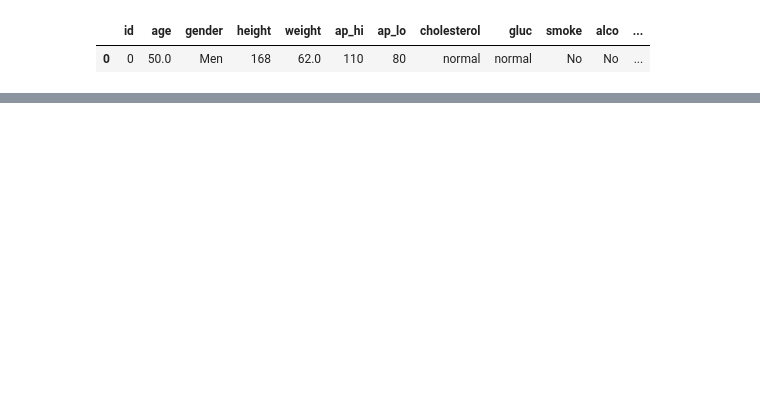
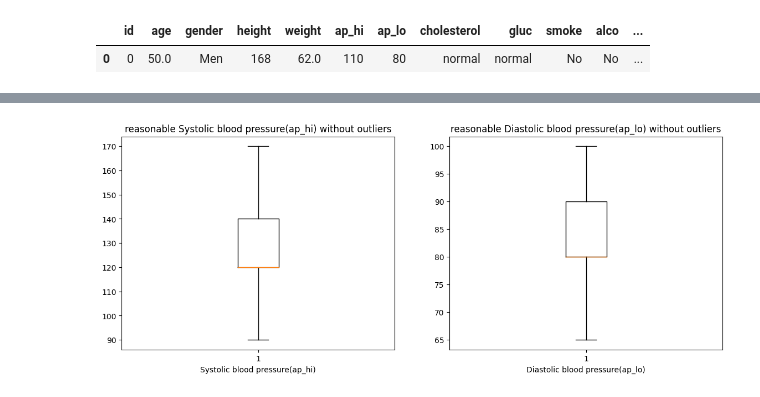
Before and after one commit to VineelaNedunuri/Machine-Learning-vineela-nedunuri, a Jupyter notebook: Labb/Disease _prediction.ipynb, the cells around one changed output, grey strips where cells are left out. Cells and saved outputs as stored; diff of their text form; code cells hidden in the pictures; blank space fills up the shorter version.

```diff
--- a/Labb/Disease _prediction.ipynb
+++ b/Labb/Disease _prediction.ipynb
@@ -451,0 +461,14 @@ df_cleaned.head()
+# %%
+fig, ax = plt.subplots(1, 2, figsize=(14, 5))
+
+ax[0].boxplot(df_cleaned_SBP['ap_hi'])
+ax[0].set_title('reasonable Systolic blood pressure(ap_hi) without outliers')
+ax[0].set_xlabel('Systolic blood pressure(ap_hi)')
+
+ax[1].boxplot(df_cleaned_DBP['ap_lo'])
+ax[1].set_title('reasonable Diastolic blood pressure(ap_lo) without outliers')
+ax[1].set_xlabel('Diastolic blood pressure(ap_lo)')
+
+plt.show()
+# %% [output]
+[figure, added]
```
Also changed, not shown: parts of 6 cells of this notebook.
